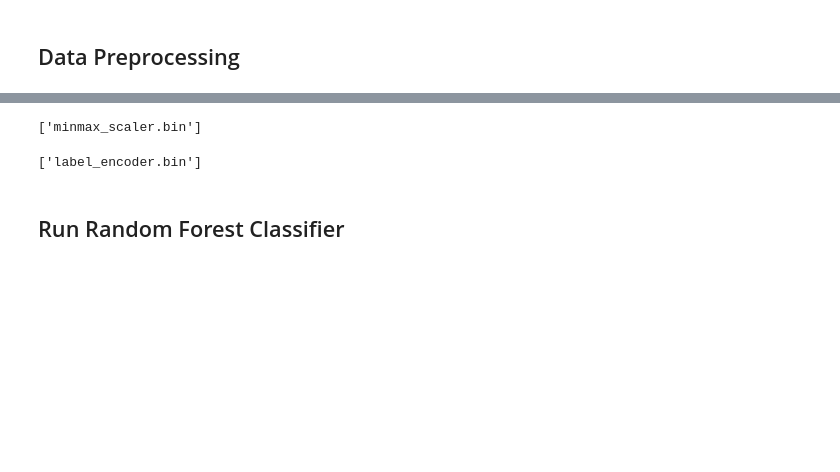
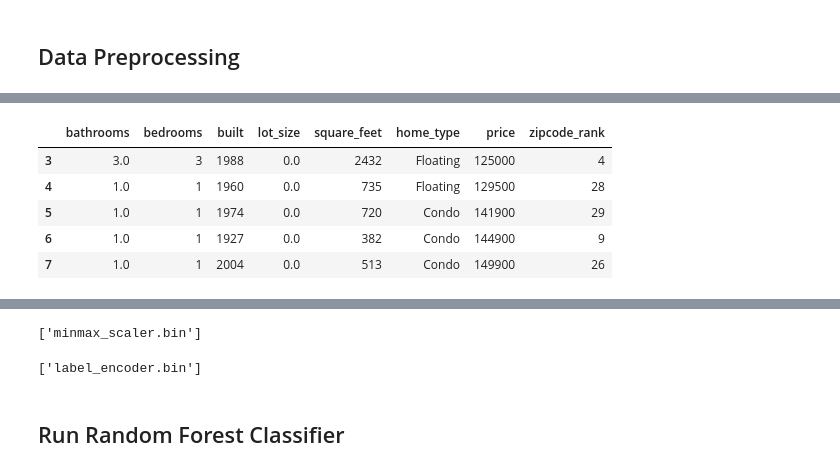
Before and after one commit to tristanh314/final-project-ddt, a Jupyter notebook: ML Models/high_low_classification.ipynb, the cells around one changed output, grey strips where cells are left out. Drawn from its saved outputs; the diff is of its cells as text; code cells hidden in the pictures; blank space fills up the shorter version.

```diff
--- a/ML Models/high_low_classification.ipynb
+++ b/ML Models/high_low_classification.ipynb
@@ -116,0 +141,14 @@ model_df.head()
+# %%
+# Create a zipcode ranking for each listing.
+model_df["zipcode_rank"] = [zipcode_ranker_dict[zipcode] for zipcode in model_df["zipcode"]]
+# model_df["zipcode_rank"] = zipcode_ranks
+# Drop the zipcode for each listing.
+model_df.drop("zipcode", axis=1, inplace=True)
+model_df.head()
+# %% [output]
+|  | bathrooms | bedrooms | built | lot_size | square_feet | home_type | price | zipcode_rank |
+| 3 | 3.0 | 3 | 1988 | 0.0 | 2432 | Floating | 125000 | 4 |
+| 4 | 1.0 | 1 | 1960 | 0.0 | 735 | Floating | 129500 | 28 |
+| 5 | 1.0 | 1 | 1974 | 0.0 | 720 | Condo | 141900 | 29 |
+| 6 | 1.0 | 1 | 1927 | 0.0 | 382 | Condo | 144900 | 9 |
+| 7 | 1.0 | 1 | 2004 | 0.0 | 513 | Condo | 149900 | 26 |
```
Also changed, not shown: parts of 12 cells of this notebook, 3 other files.
